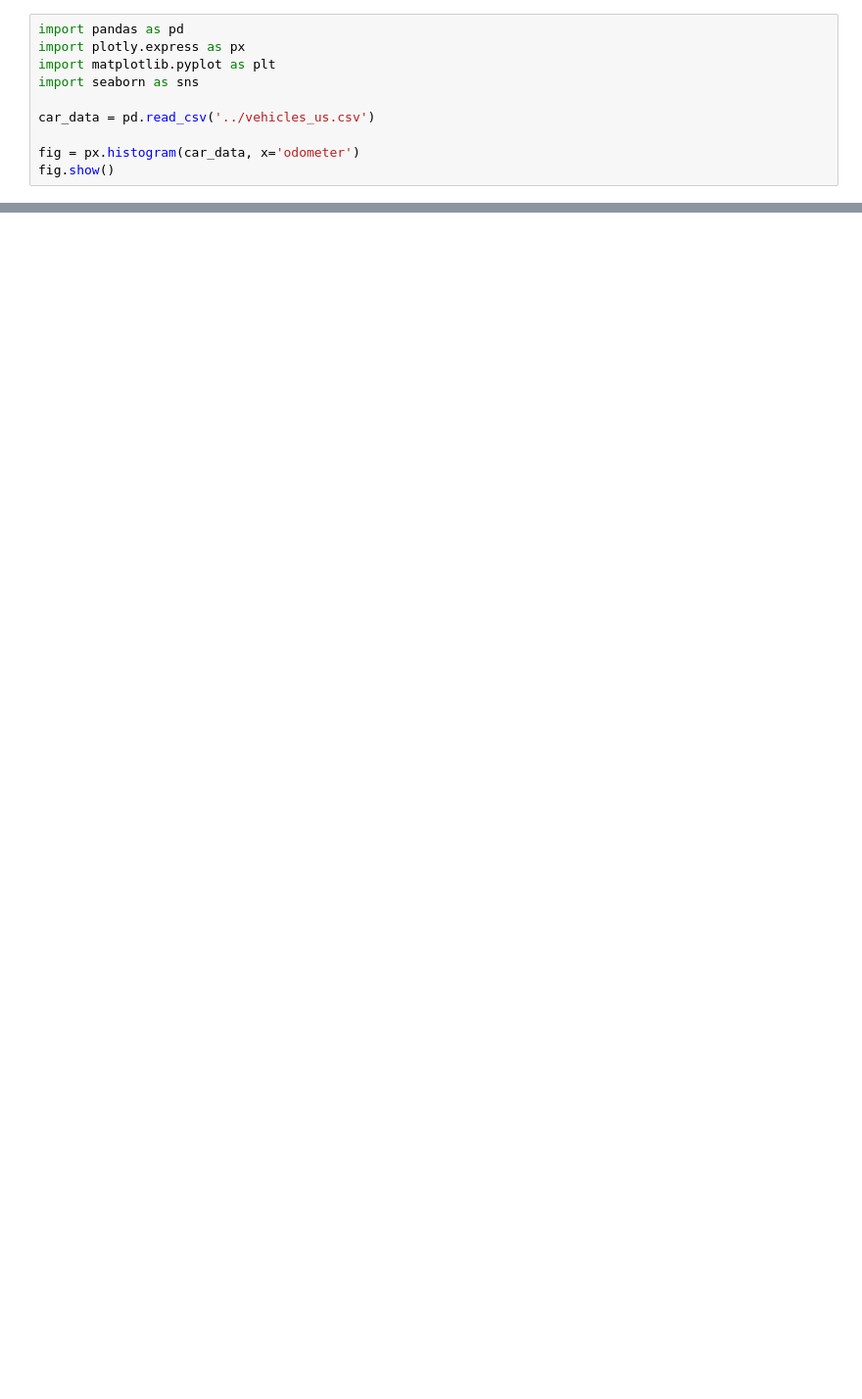
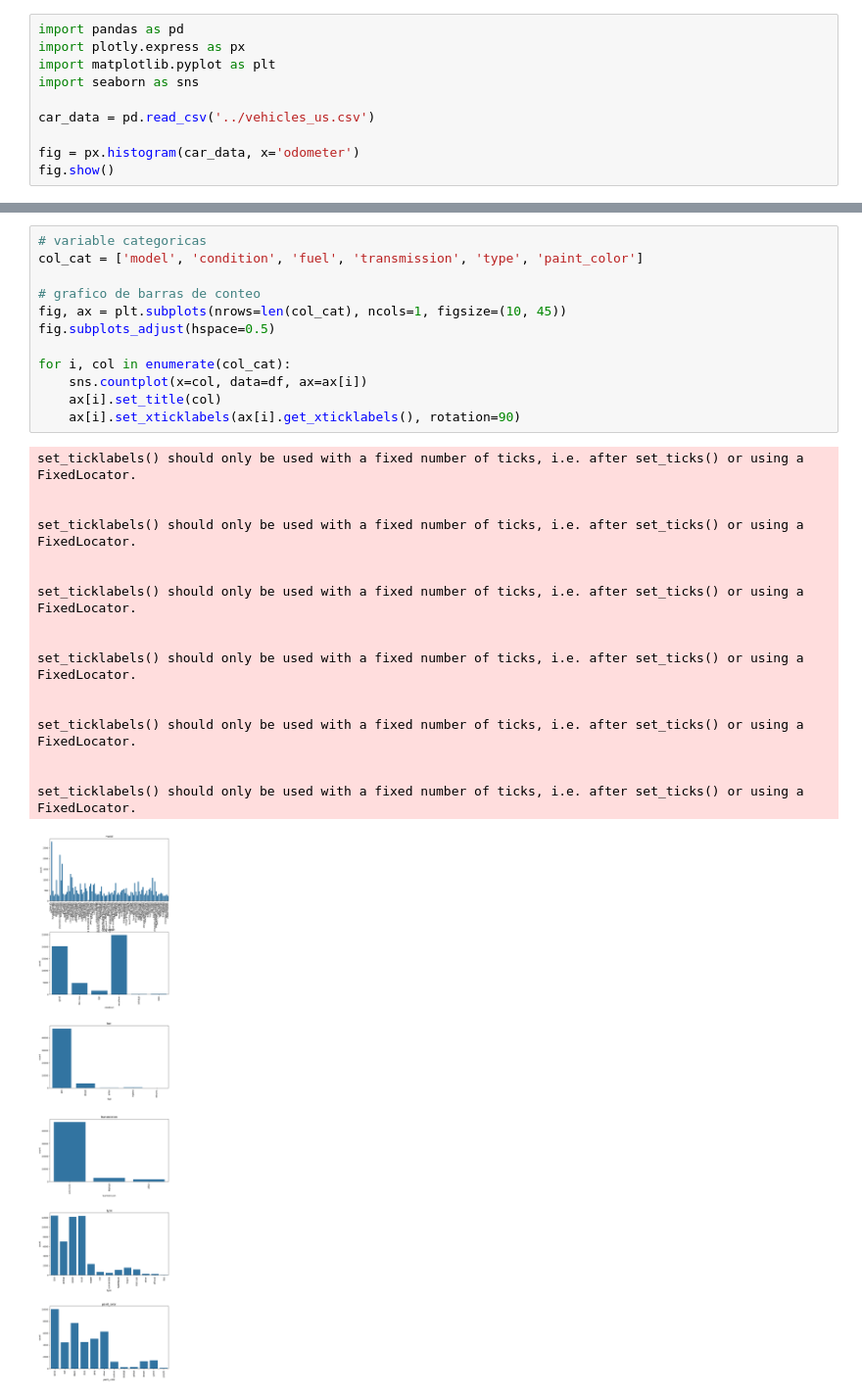
Before and after one commit to eliudduno/proyecto_sp6, a Jupyter notebook: notebooks/EDA.ipynb, the cells around one changed output, grey strips where cells are left out. Shown at 98% size. Cells and saved outputs as stored; diff of their text form; blank space fills up the shorter version.

```diff
--- a/notebooks/EDA.ipynb
+++ b/notebooks/EDA.ipynb
@@ -18,0 +119,30 @@ fig.show()
+# %%
+# variable categoricas
+col_cat = ['model', 'condition', 'fuel', 'transmission', 'type', 'paint_color']
+
+# grafico de barras de conteo
+fig, ax = plt.subplots(nrows=len(col_cat), ncols=1, figsize=(10, 45))
+fig.subplots_adjust(hspace=0.5)
+
+for i, col in enumerate(col_cat):
+    sns.countplot(x=col, data=df, ax=ax[i])
+    ax[i].set_title(col)
+    ax[i].set_xticklabels(ax[i].get_xticklabels(), rotation=90)
+# %% [output]
+set_ticklabels() should only be used with a fixed number of ticks, i.e. after set_ticks() or using a FixedLocator.
+
+
+set_ticklabels() should only be used with a fixed number of ticks, i.e. after set_ticks() or using a FixedLocator.
+
+
+set_ticklabels() should only be used with a fixed number of ticks, i.e. after set_ticks() or using a FixedLocator.
+
+
+set_ticklabels() should only be used with a fixed number of ticks, i.e. after set_ticks() or using a FixedLocator.
+
+
+set_ticklabels() should only be used with a fixed number of ticks, i.e. after set_ticks() or using a FixedLocator.
+
+
+set_ticklabels() should only be used with a fixed number of ticks, i.e. after set_ticks() or using a FixedLocator.
+[figure, added]
```
Also changed, not shown: parts of 8 cells of this notebook.
